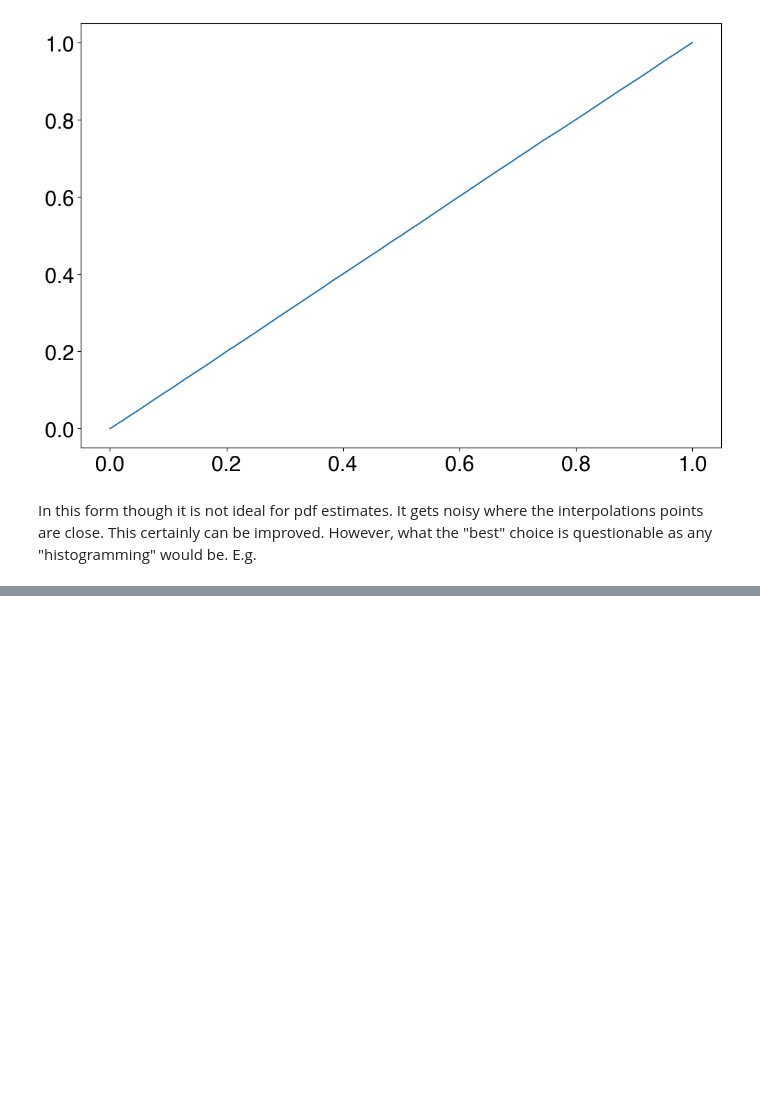
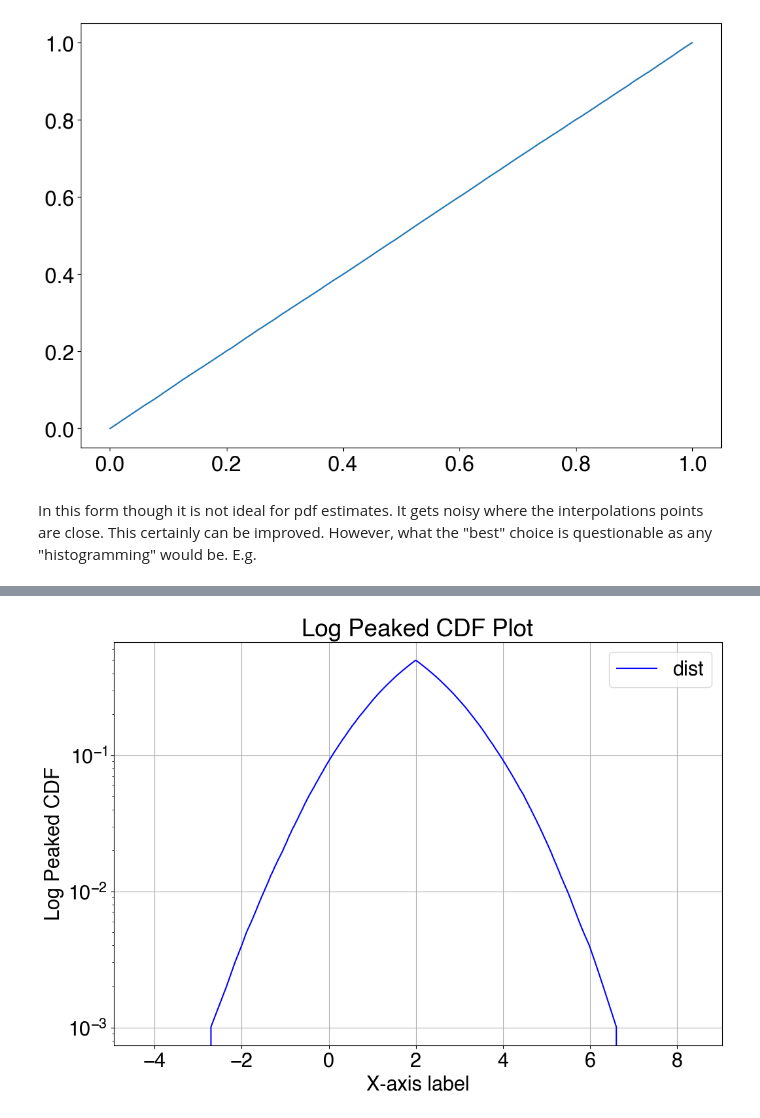
Before and after one commit to yipihey/SEDist, a Jupyter notebook: docs/SimpleStatsHack.ipynb, the cells around one changed output, grey strips where cells are left out. Saved outputs shown, nothing was run; the diff lists cells and outputs as text; code cells hidden in the pictures; blank space fills up the shorter version.

```diff
--- a/docs/SimpleStatsHack.ipynb
+++ b/docs/SimpleStatsHack.ipynb
@@ -185,0 +199,10 @@ plt.plot(uSE.f.x, uSE.pdf(uSE.f.x));
+# %%
+# example of how to keep adding to the default plots
+p = SEdist.plotlogpcdf(color="blue",label="dist")
+plt.xlabel("X-axis label")
+plt.ylabel("Log Peaked CDF")
+plt.title("Log Peaked CDF Plot")
+plt.legend()
+plt.grid(True)
+# %% [output]
+[figure, added]
```
Also changed, not shown: parts of 17 cells of this notebook.
